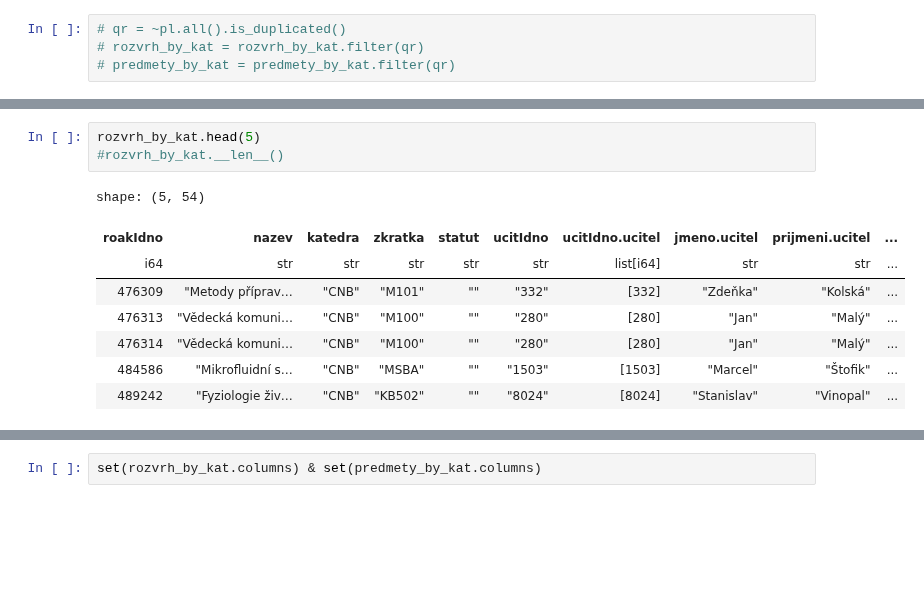
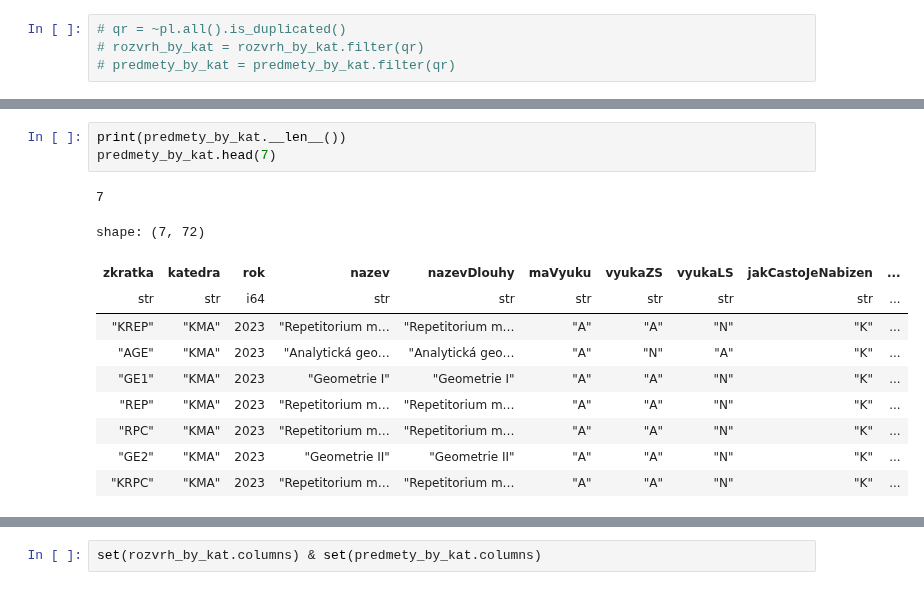
Before and after one commit to MFVS/kontrola-rozvrhu-extended, a Jupyter notebook: stag_bombator1.1.b1.ipynb, the cells around one changed output, grey strips where cells are left out. Saved outputs shown, nothing was run; the diff lists cells and outputs as text; blank space fills up the shorter version.

```diff
--- a/stag_bombator1.1.b1.ipynb
+++ b/stag_bombator1.1.b1.ipynb
@@ -68,12 +65,15 @@ shape: (1, 66)
-# %%
-rozvrh_by_kat.head(5)
-#rozvrh_by_kat.__len__()
-# %% [output]
-shape: (5, 54)
-| roakIdno | nazev | katedra | zkratka | statut | ucitIdno | ucitIdno.ucitel | jmeno.ucitel | prijmeni.ucitel | ... |
-| i64 | str | str | str | str | str | list[i64] | str | str | ... |
-| 476309 | "Metody příprav… | "CNB" | "M101" | "" | "332" | [332] | "Zdeňka" | "Kolská" | ... |
-| 476313 | "Vědecká komuni… | "CNB" | "M100" | "" | "280" | [280] | "Jan" | "Malý" | ... |
-| 476314 | "Vědecká komuni… | "CNB" | "M100" | "" | "280" | [280] | "Jan" | "Malý" | ... |
-| 484586 | "Mikrofluidní s… | "CNB" | "MSBA" | "" | "1503" | [1503] | "Marcel" | "Štofik" | ... |
-| 489242 | "Fyziologie živ… | "CNB" | "KB502" | "" | "8024" | [8024] | "Stanislav" | "Vinopal" | ... |
+# %%
+print(predmety_by_kat.__len__())
+predmety_by_kat.head(7)
+# %% [output]
+7
+shape: (7, 72)
+| zkratka | katedra | rok | nazev | nazevDlouhy | maVyuku | vyukaZS | vyukaLS | jakCastoJeNabizen | ... |
+| str | str | i64 | str | str | str | str | str | str | ... |
+| "KREP" | "KMA" | 2023 | "Repetitorium m… | "Repetitorium m… | "A" | "A" | "N" | "K" | ... |
+| "AGE" | "KMA" | 2023 | "Analytická geo… | "Analytická geo… | "A" | "N" | "A" | "K" | ... |
+| "GE1" | "KMA" | 2023 | "Geometrie I" | "Geometrie I" | "A" | "A" | "N" | "K" | ... |
+| "REP" | "KMA" | 2023 | "Repetitorium m… | "Repetitorium m… | "A" | "A" | "N" | "K" | ... |
+| "RPC" | "KMA" | 2023 | "Repetitorium m… | "Repetitorium m… | "A" | "A" | "N" | "K" | ... |
+| "GE2" | "KMA" | 2023 | "Geometrie II" | "Geometrie II" | "A" | "A" | "N" | "K" | ... |
+| "KRPC" | "KMA" | 2023 | "Repetitorium m… | "Repetitorium m… | "A" | "A" | "N" | "K" | ... |
```
Also changed, not shown: parts of 4 cells of this notebook, 4 other files.
